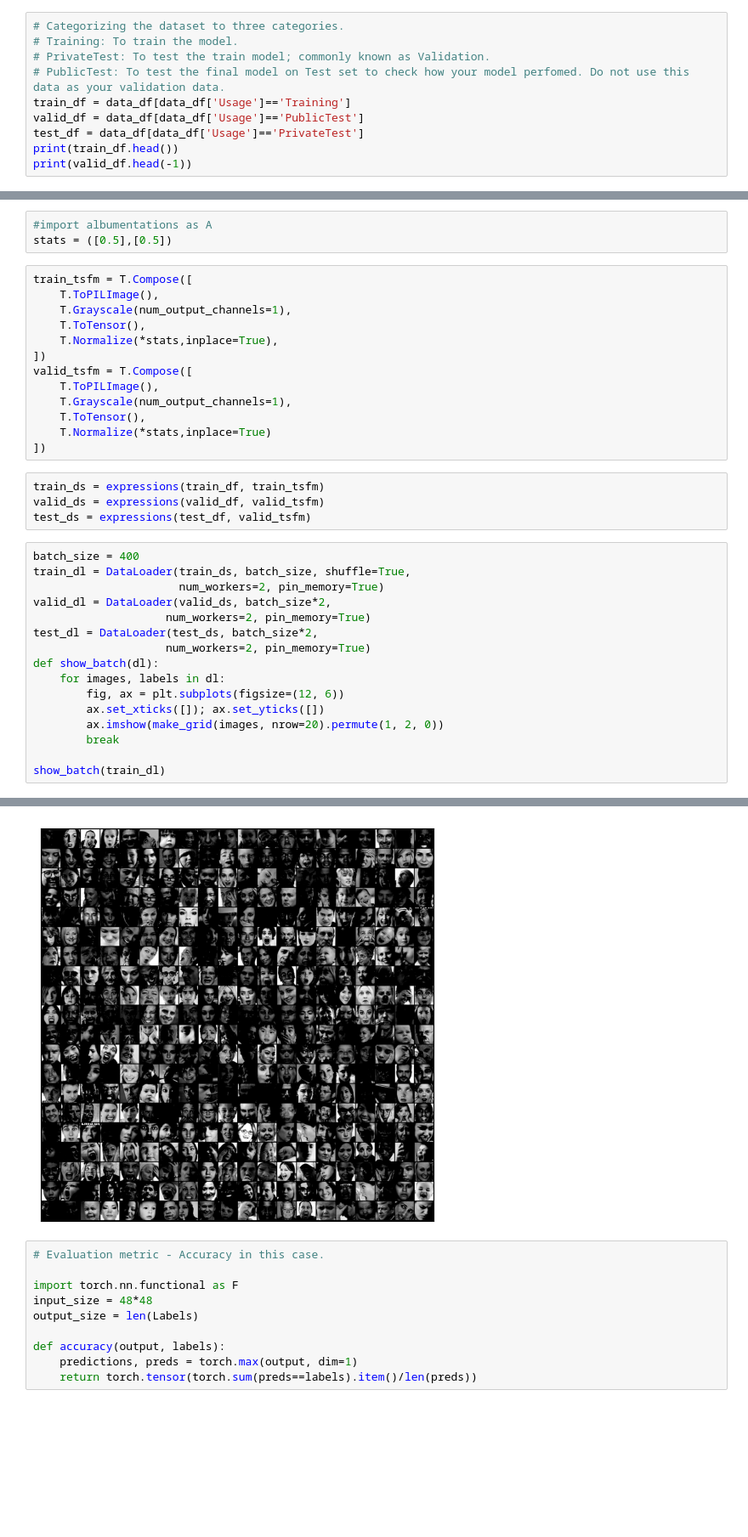
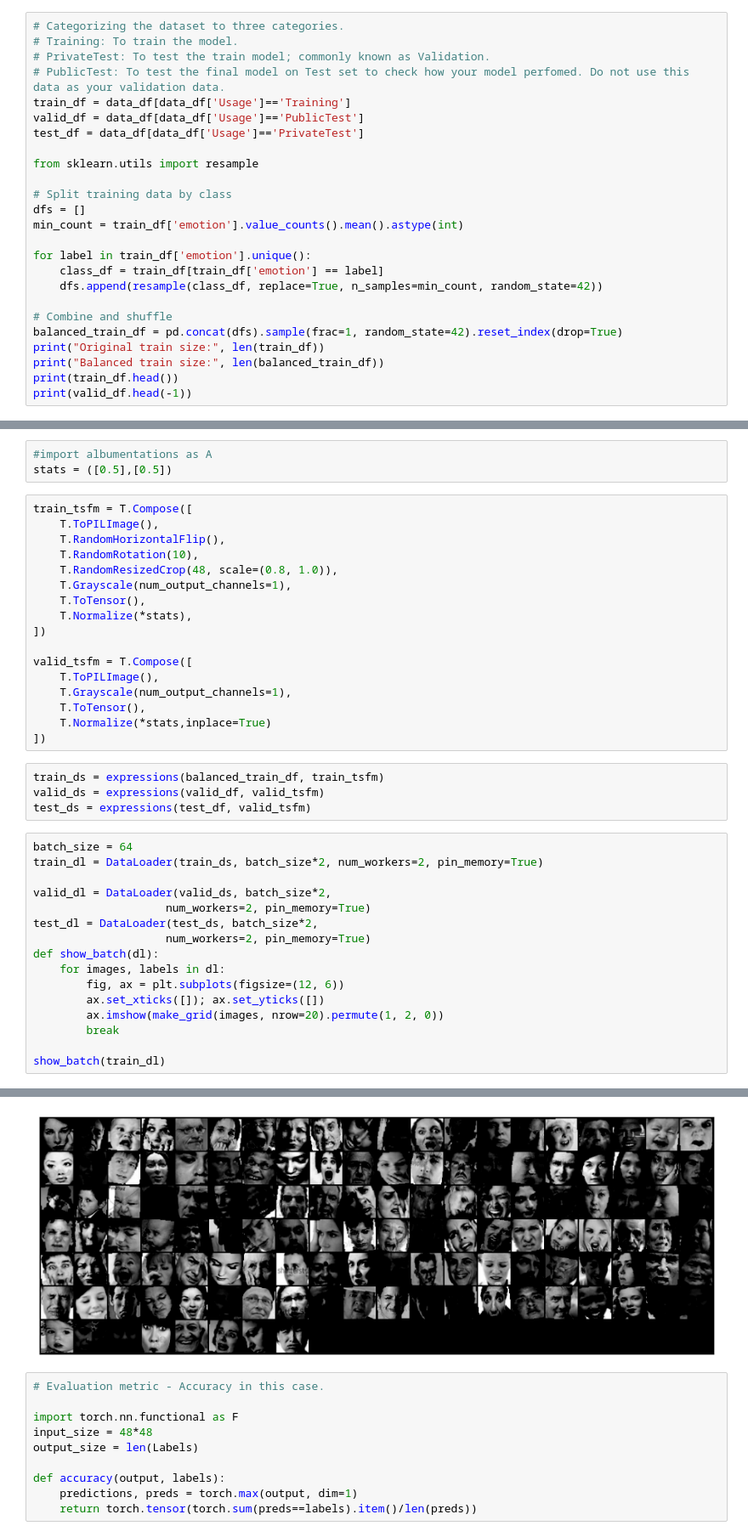
Before and after one commit to sophiedavidson/CV_A4_Competition, a Jupyter notebook: Facial_Expression_Recognition_2025.ipynb, the cells around one changed output, grey strips where cells are left out. Shown at 85% size. Cells and saved outputs as stored; diff of their text form; blank space fills up the shorter version.

```diff
--- a/Facial_Expression_Recognition_2025.ipynb
+++ b/Facial_Expression_Recognition_2025.ipynb
@@ -141,6 +141,21 @@ Labels
 train_df = data_df[data_df['Usage']=='Training']
 valid_df = data_df[data_df['Usage']=='PublicTest']
 test_df = data_df[data_df['Usage']=='PrivateTest']
+
+from sklearn.utils import resample
+
+# Split training data by class
+dfs = []
+min_count = train_df['emotion'].value_counts().mean().astype(int)
+
+for label in train_df['emotion'].unique():
+    class_df = train_df[train_df['emotion'] == label]
+    dfs.append(resample(class_df, replace=True, n_samples=min_count, random_state=42))
+
+# Combine and shuffle
+balanced_train_df = pd.concat(dfs).sample(frac=1, random_state=42).reset_index(drop=True)
+print("Original train size:", len(train_df))
+print("Balanced train size:", len(balanced_train_df))
 print(train_df.head())
 print(valid_df.head(-1))
 # %% [output]
@@ -231,10 +243,14 @@ stats = ([0.5],[0.5])
 # %%
 train_tsfm = T.Compose([
     T.ToPILImage(),
+    T.RandomHorizontalFlip(),
+    T.RandomRotation(10),
+    T.RandomResizedCrop(48, scale=(0.8, 1.0)),
     T.Grayscale(num_output_channels=1),
     T.ToTensor(),
-    T.Normalize(*stats,inplace=True),
+    T.Normalize(*stats),
 ])
+
 valid_tsfm = T.Compose([
     T.ToPILImage(),
     T.Grayscale(num_output_channels=1),
@@ -242,28 +258,28 @@ valid_tsfm = T.Compose([
     T.Normalize(*stats,inplace=True)
 ])
 # %%
-train_ds = expressions(train_df, train_tsfm)
+train_ds = expressions(balanced_train_df, train_tsfm)
 valid_ds = expressions(valid_df, valid_tsfm)
 test_ds = expressions(test_df, valid_tsfm)
 # %%
-batch_size = 400
-train_dl = DataLoader(train_ds, batch_size, shuffle=True,
-                      num_workers=2, pin_memory=True)
+batch_size = 64
+train_dl = DataLoader(train_ds, batch_size*2, num_workers=2, pin_memory=True)
+
 valid_dl = DataLoader(valid_ds, batch_size*2,
                     num_workers=2, pin_memory=True)
 test_dl = DataLoader(test_ds, batch_size*2,
                     num_workers=2, pin_memory=True)
 def show_batch(dl):
     for images, labels in dl:
         fig, ax = plt.subplots(figsize=(12, 6))
         ax.set_xticks([]); ax.set_yticks([])
         ax.imshow(make_grid(images, nrow=20).permute(1, 2, 0))
         break
 
 show_batch(train_dl)
 # %% [output]
 WARNING:matplotlib.image:Clipping input data to the valid range for imshow with RGB data ([0..1] for floats or [0..255] for integers). Got range [-1.0..1.0].
-[figure, old version]
+[figure, new version]
 # %%
 # Evaluation metric - Accuracy in this case.
 
```
Also changed, not shown: parts of 13 cells of this notebook.
